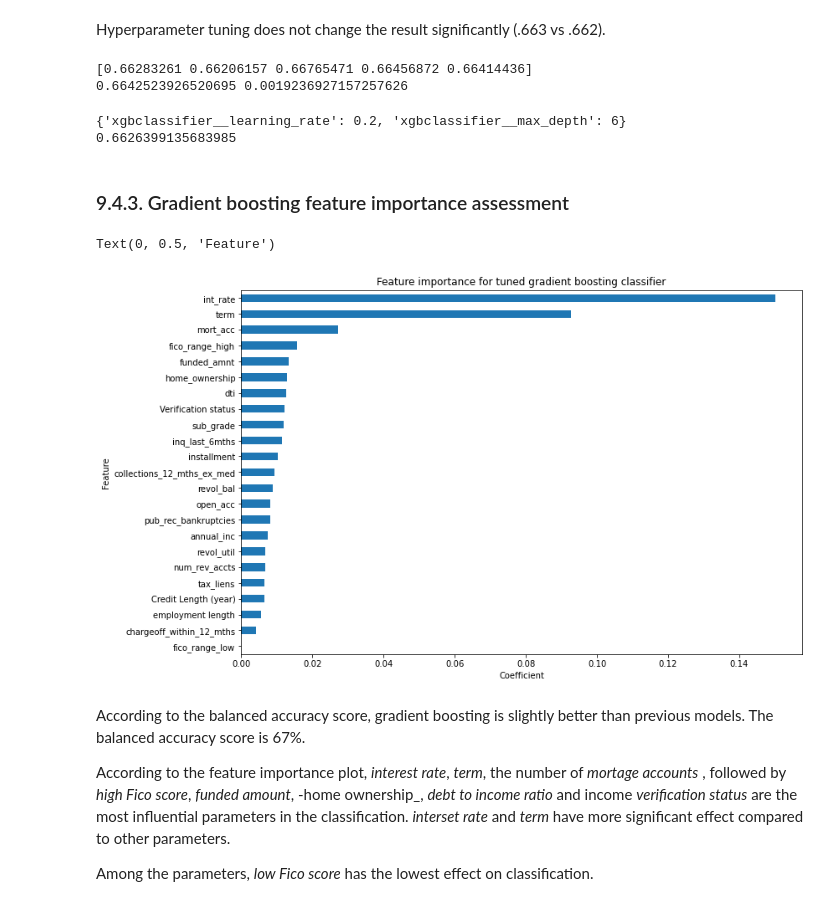
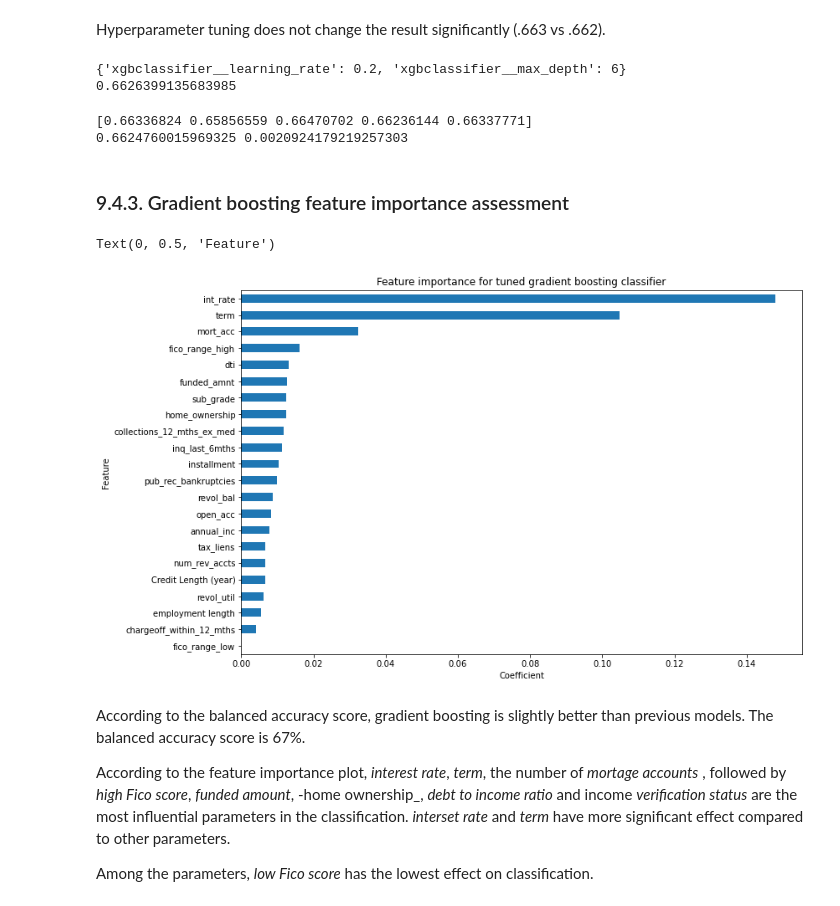
Before and after one commit to somayehY/Somayeh_Youssefi, a Jupyter notebook: LendingClub/LendingClub_preprocessing_modeling.ipynb, the cells around one changed output. Cells and saved outputs as stored; diff of their text form; code cells hidden in the pictures.

```diff
--- a/LendingClub/LendingClub_preprocessing_modeling.ipynb
+++ b/LendingClub/LendingClub_preprocessing_modeling.ipynb
@@ -90,4 +93,4 @@ import pickle
 Using the pd.read_csv, we load the data
 # %%
 df = pd.read_csv("C:\\Users\\somfl\\Documents\\Data Science Career Track\\LendingClub\\LendingClubClean.csv")
-df = df.drop(columns=['id', 'Unnamed: 0'])
+df = df.drop(columns=['Unnamed: 0'])
@@ -699,37 +707,6 @@ Gradient boosting model balanced accuracy score is 66%, which is highest among t
 
 There are several parameters to tune but given the constraints with computing power, only a small number of parameters are chosen.
 # %%
-y = df['Status']
-X = df.drop(columns=['Status', 'grade'])
-
-Xcol_names = X.columns
-ycol_name =['Status']
-categorical_columns_selector = selector(dtype_include=object)
-categorical_columns = categorical_columns_selector(X)
-
-# One Hot encode
-
-enc = OneHotEncoder(drop='if_binary')
-enc_df = pd.DataFrame(enc.fit_transform(X[categorical_columns]).toarray())
-feature_names = enc.get_feature_names(input_features=categorical_columns)
-enc_df.columns = feature_names
-X.drop(columns=categorical_columns, inplace=True)
-# merge with main df bridge_df on key values
-X =X.join(enc_df)
-#X.set_index('id', inplace=True)
-print('The new X has the columns added by One Hot Encoder, which has increased the number of columns from {} to {}'.format(col_num, X.shape[1]))
-
-# Undersample
-
-Xn = X.to_numpy()
-yn = y.to_numpy()
-random_state=42
-RU = RandomUnderSampler()
-X_res, y_res = RU.fit_resample(Xn,yn)
-
-# Split
-X_train, X_test, y_train, y_test = train_test_split(X_res, y_res, test_size=0.3, random_state=47)
-
 pipeXG = make_pipeline(MinMaxScaler(), XGBClassifier(eval_metric='mlogloss'))
 
 parameters = {
@@ -765,17 +742,6 @@ print(grid_search_2.best_score_)
 0.6626399135683985
 # %% [markdown]
 Hyperparameter tuning does not change the result significantly (.663 vs .662).
-# %%
-pipeXGbest = make_pipeline(MinMaxScaler(), XGBClassifier(learning_rate= 0.2, max_depth= 6, eval_metric='mlogloss'))
-
-cv_results = cross_validate(pipeXGbest, X_train, y_train, scoring = 'balanced_accuracy', cv=5)
-cv_scores = cv_results['test_score']
-
-print(cv_scores)
-print(cv_scores.mean(), cv_scores.std())
-# %% [output]
-[0.66283261 0.66206157 0.66765471 0.66456872 0.66414436]
-0.6642523926520695 0.0019236927157257626
 # %%
 # Print best parameters and results
 print(grid_search_2.best_params_)
@@ -783,45 +749,52 @@ print(grid_search_2.best_score_)
 # %% [output]
 {'xgbclassifier__learning_rate': 0.2, 'xgbclassifier__max_depth': 6}
 0.6626399135683985
+# %%
+pipeXGbest = make_pipeline(MinMaxScaler(), XGBClassifier(learning_rate= 0.2, max_depth= 6, eval_metric='mlogloss'))
+
+cv_results = cross_validate(pipeXGbest, X_train, y_train, scoring = 'balanced_accuracy', cv=5)
+cv_scores = cv_results['test_score']
+
+print(cv_scores)
+print(cv_scores.mean(), cv_scores.std())
+# %% [output]
+[0.66336824 0.65856559 0.66470702 0.66236144 0.66337771]
+0.6624760015969325 0.0020924179219257303
 # %% [markdown]
 ### 9.4.3. Gradient boosting feature importance assessment <a class='anchor' id='figb'></a>
 # %%
 model_features = pd.DataFrame(pipeXGbest.named_steps['xgbclassifier'].feature_importances_.T)
 model_features.index = X.columns
 model_features.columns=['Importance']
 
 HO = model_features.loc['home_ownership_ANY':,:]
 HO = pd.DataFrame({'Importance': HO.mean()})
 HO.index = ['home_ownership']
 
 Emp = model_features.loc['emp_length_1 year':'emp_length_< 1 year', :]
 Emp = pd.DataFrame({'Importance': Emp.mean()})
 Emp.index = ['employment length']
 
 Sub = model_features.loc['sub_grade_A1':'sub_grade_G5', :]
 sub = pd.DataFrame({'Importance': Sub.mean()})
 sub.index = ['sub_grade']
 
-VS = model_features.loc['verification_status_Not Verified':'verification_status_Verified', :]
-vs = pd.DataFrame({'Importance': VS.mean()})
-vs.index = ['Verification status']
-
 term = pd.DataFrame({'Importance': model_features.loc['term_ 60 months',:]})
 term.index = ['term']
 
-model_features = pd.concat([model_features.loc[:'Credit Length (year)',:], term, HO, Emp, sub, vs])
+model_features = pd.concat([model_features.loc[:'Credit Length (year)',:], term, HO, Emp, sub])
 title = 'Feature importance for tuned gradient boosting classifier'
 
 # Plot feature importance
 
 fig, ax=plt.subplots()
 model_features.sort_values(by='Importance').iloc[:, model_features.columns.get_loc('Importance')].plot(kind='barh', figsize=(12,8))
 ax.set_title(title)
 ax.set_xlabel('Coefficient')
 ax.set_ylabel('Feature')
 # %% [output]
 Text(0, 0.5, 'Feature')
-[figure, old version]
+[figure, new version]
 # %% [markdown]
 According to the balanced accuracy score, gradient boosting is slightly better than previous models. The balanced accuracy score is 67%.
 
```
Also changed, not shown: parts of 34 cells of this notebook.
